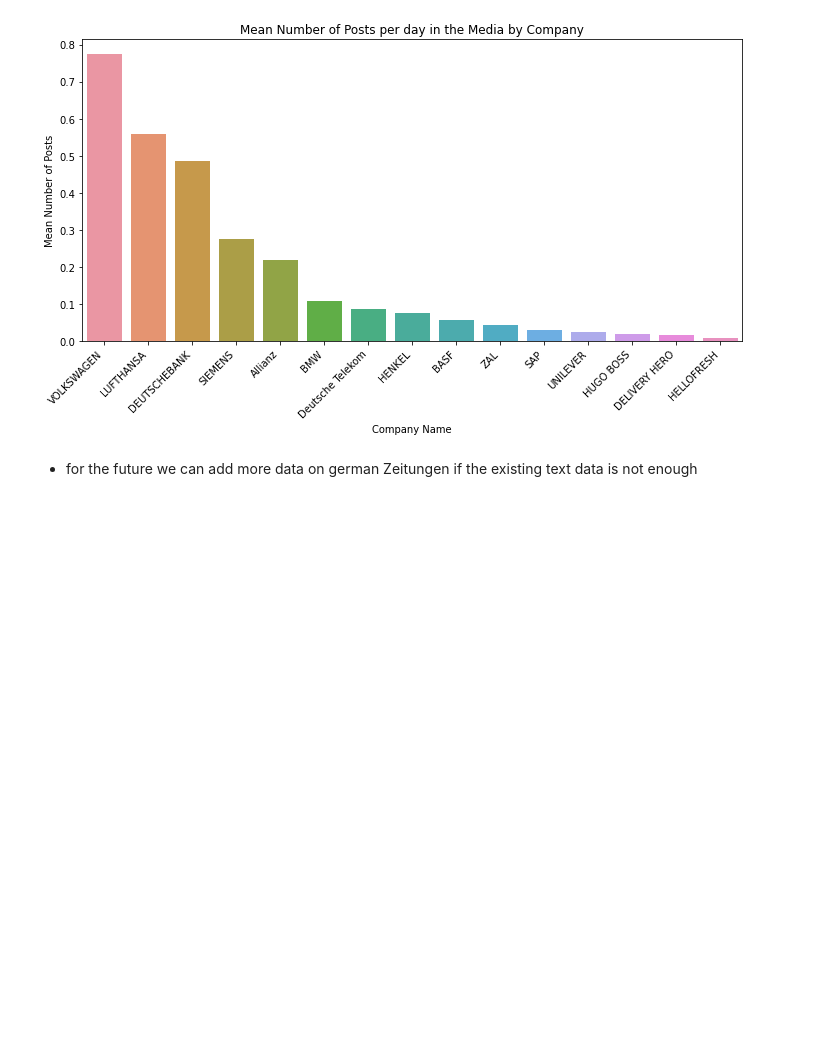
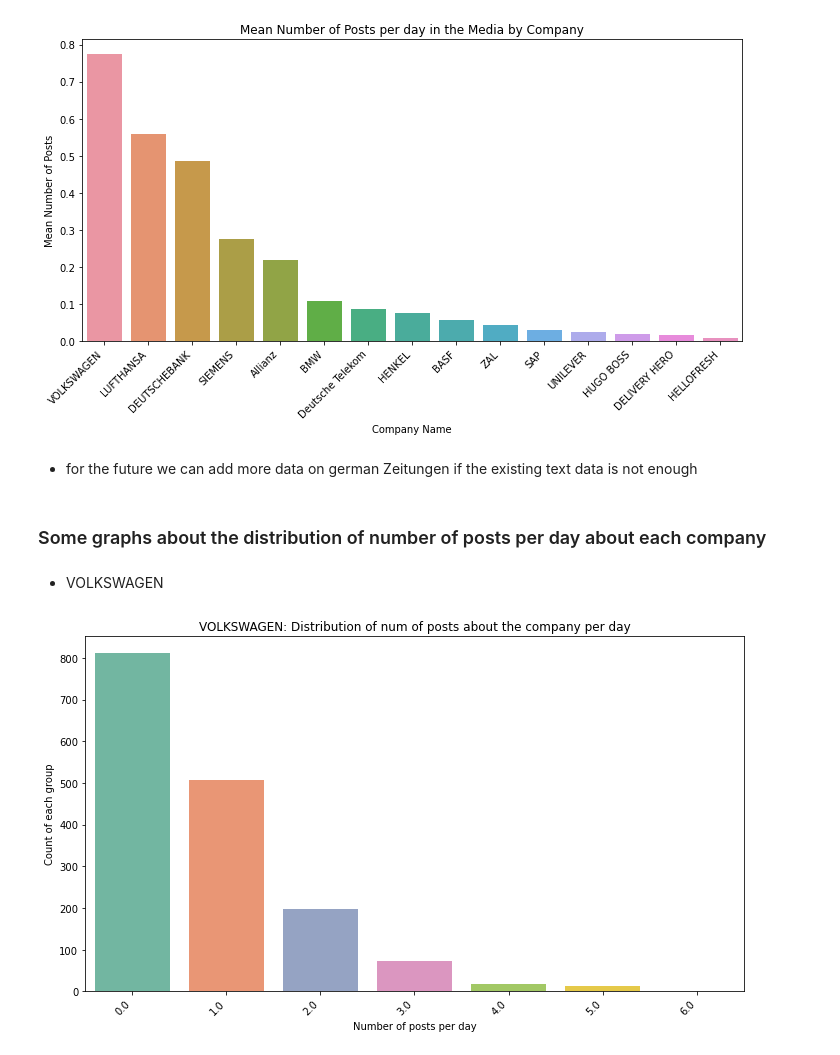
Before and after one commit to dariagerasimenko/stock_changes_german_news, a Jupyter notebook: german_news_EDA.ipynb, the cells around one changed output. Cells and saved outputs as stored; diff of their text form; code cells hidden in the pictures; blank space fills up the shorter version.

```diff
--- a/german_news_EDA.ipynb
+++ b/german_news_EDA.ipynb
@@ -155,7 +176,7 @@ data4 = pd.DataFrame(merged_data[['COMP', "length", 'just_date']].groupby(['COMP
 # %%
 merged_data['length'] = pd.to_numeric(merged_data['length'], errors='coerce')
 total_posts_by_company = pd.DataFrame(merged_data.groupby('COMP')['length'].sum()).reset_index()
-
+sns.set_palette('Set2')
 plt.figure(figsize=(10, 6))
 sns.barplot(x='COMP', y='length', data=total_posts_by_company.sort_values(by = "length",ascending=False))
 plt.title('Total Number of Posts in the Media by Company')
@@ -171,8 +192,8 @@ plt.show()
 # %%
 merged_data['length'] = pd.to_numeric(merged_data['length'], errors='coerce')
 total_posts_by_company = pd.DataFrame(merged_data.groupby('COMP')['length'].mean()).reset_index()
-
 plt.figure(figsize=(10, 6))
+sns.set_palette('Set2')
 sns.barplot(x='COMP', y='length', data=total_posts_by_company.sort_values(by = "length",ascending=False))
 plt.title('Mean Number of Posts per day in the Media by Company')
 plt.xlabel('Company Name')
@@ -184,3 +205,20 @@ plt.show()
 [figure]
 # %% [markdown]
 * for the future we can add more data on german Zeitungen if the existing text data is not enough
+# %% [markdown]
+### Some graphs about the distribution of number of posts per day about each company
+# %% [markdown]
+* VOLKSWAGEN
+# %%
+VOW3 = data4[data4['COMP'] == 'VOLKSWAGEN']
+plt.figure(figsize=(10, 6))
+sns.set_palette('Set2')
+sns.barplot(x='length', y='just_date', data=VOW3.sort_values(by = "just_date",ascending=False, ))
+plt.title('VOLKSWAGEN: Distribution of num of posts about the company per day')
+plt.xlabel('Number of posts per day')
+plt.ylabel('Count of each group')
+plt.xticks(rotation=45, ha='right')
+plt.tight_layout()
+plt.show()
+# %% [output]
+[figure, added]
```
Also changed, not shown: parts of 7 cells of this notebook.
